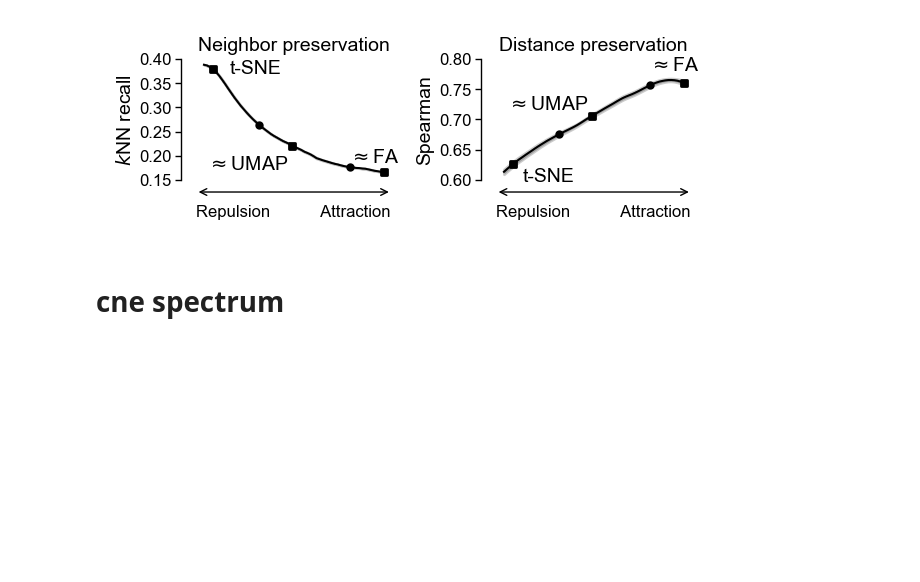
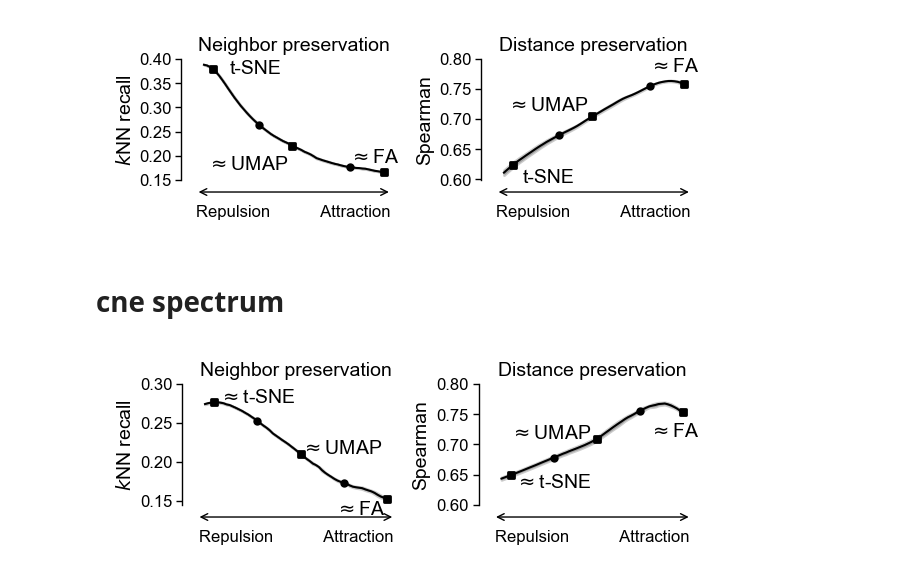
Before and after one commit to berenslab/ne_spectrum_scRNAseq, a Jupyter notebook: notebooks/fig_metrics.ipynb, the cells around one changed output. Drawn from its saved outputs; the diff is of its cells as text; code cells hidden in the pictures; blank space fills up the shorter version.

```diff
--- a/notebooks/fig_metrics.ipynb
+++ b/notebooks/fig_metrics.ipynb
@@ -15,6 +16,6 @@ dataset = "human-409b2"
 # %%
 root_path = get_path("data")
 style_path = get_path("style")
-fig_path = root_path + "/figures"
+fig_path = get_path("figures")
 plt.style.use(style_path)
 # %%
@@ -22,20 +23,5 @@ x, y,_,_, d = load_dataset(root_path=root_path, dataset=dataset, k=15)
-# %%
-def load_metrics(spectrum_via):
-    k = 15
-
-    file_name_recalls = f"human-409b2_{spectrum_via}_n_slides_{n_slides}_min_spec_{min_exagg}_max_spec_{max_exagg}_recalls_k_{k}.npy"
-
-    recalls = np.load(os.path.join(root_path, dataset, file_name_recalls))
-
-    sub_sample = len(x)
-
-    file_name_spears= f"human-409b2_{spectrum_via}_n_slides_{n_slides}_min_spec_{min_exagg}_max_spec_{max_exagg}_spear_sum_sample_{sub_sample}.npy"
-
-    spears = np.load(os.path.join(root_path, dataset, file_name_spears))
-
-    return recalls, spears
 # %%
-def plot_metric_figure(recalls, spears, computed_spec_params, close_spec_params, spectrum_via):
+def plot_metric_figure(recalls, spears, computed_spec_params, close_spec_params, idx, spectrum_via, sub_sample=0):
     fig, ax = plt.subplots(1, 2, figsize=(3, 1.), constrained_layout=True)
 
     metric_names = ["$k$NN recall", "Spearman"]
@@ -43,9 +29,15 @@ def plot_metric_figure(recalls, spears, computed_spec_params, close_spec_params,
     titles = ["Neighbor preservation", "Distance preservation"]
 
 
-    labels = ["t-SNE", r"$\approx$UMAP", r"$\approx$FA"]
-    label_offsets = [[[0.4,-0.01], [-4, -0.05], [-15, 0.02]],
-                     [[0.2, -0.03], [-4, 0.01], [-15, 0.02]]]
+    if spectrum_via == "tsne":
+        labels = ["t-SNE", r"$\approx$UMAP", r"$\approx$FA"]
+        label_offsets = [[[0.4,-0.01], [-4, -0.05], [-15, 0.02]],
+                         [[0.2, -0.03], [-4, 0.01], [-15, 0.02]]]
+    else:
+
+        labels = [r"$\approx$t-SNE", r"$\approx$UMAP", r"$\approx$FA"]
+        label_offsets = [[[0.05,0.0], [-0, -0.0], [-0.6, -0.02]],
+                         [[0.05,-0.02], [-1.,  -0.0], [-0.4, -0.04]]]
 
     for i, metric in enumerate([recalls, spears]):
         mean = metric.mean(0)
@@ -58,7 +50,10 @@ def plot_metric_figure(recalls, spears, computed_spec_params, close_spec_params,
             ax[i].text(s=labels[j], x=close_spec_params[2*j]+label_offsets[i][j][0], y=mean[idx[2*j]]+label_offsets[i][j][1], fontsize=7)
 
         ax[i].fill_between(computed_spec_params, mean-std, mean+std, alpha=0.2, color="k")
-        ax[i].set_xscale("log")
+
+        if spectrum_via == "tsne":
+            ax[i].set_xscale("log")
+
         ax[i].text(s=metric_names[i], x=-0.4, y=0.5, rotation=90, va="center", transform=ax[i].transAxes, fontsize=7)
         ax[i].spines['left'].set_position(('outward', 5))
         ax[i].spines['bottom'].set_position(('outward', 5))
@@ -77,7 +72,7 @@ def plot_metric_figure(recalls, spears, computed_spec_params, close_spec_params,
                 arrowprops=dict(arrowstyle="<->", color='k', linewidth=0.5))
 
 
-    fig.savefig(os.path.join(fig_path, f"local_global_metrics_{spectrum_via}.png"), dpi=300)
+    fig.savefig(os.path.join(fig_path, f"local_global_metrics_{spectrum_via}_subsample_{sub_sample}.pdf"), dpi=300)
 # %% [markdown]
 # tsne spectrum
 # %%
@@ -96,9 +93,12 @@ plot_metric_figure(recalls, spears, computed_exagg, close_exaggs, spectrum_via)
 # %%
 selected_s = np.array([2, 1.5, 1, 0.5, 0.0])[::-1]
 spectrum_via = "cne"
+subsample = 0
 
-close_s, _, computed_s = get_close_spec_params(selected_s, spectrum_via)
+close_s, idx_s, computed_s = get_close_spec_params(selected_s, spectrum_via)
 
-recalls, spears = load_metrics(spectrum_via)
+recalls_cne, spears_cne = load_metrics(spectrum_via, sub_sample=subsample, root_path=root_path, n_slides=n_slides, dataset=dataset)
 
-plot_metric_figure(recalls, spears, computed_s, close_s, spectrum_via)
+plot_metric_figure(recalls_cne, spears_cne, computed_s, close_s, idx_s, spectrum_via, subsample)
+# %% [output]
+[figure, added]
```
Also changed, not shown: parts of 4 cells of this notebook, 1 other file.
